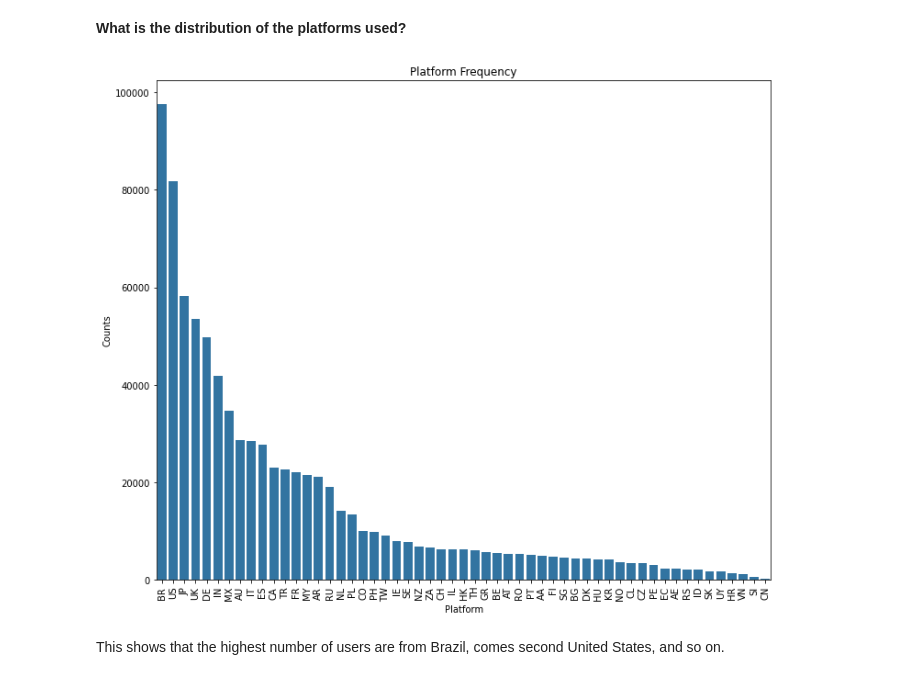
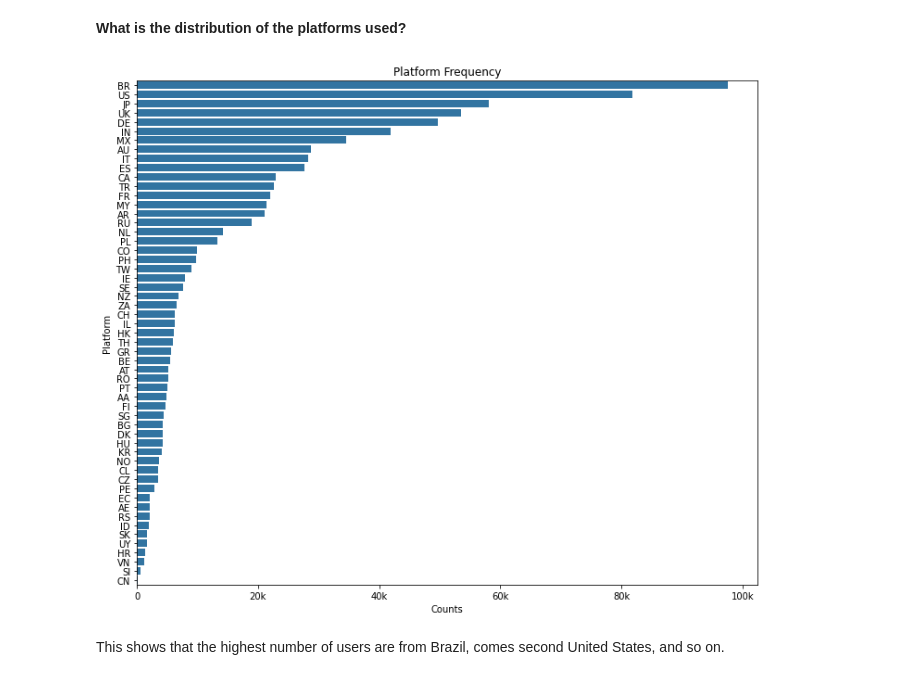
Before and after one commit to ZeyadSabbah/TrivagoRecommenderSystem, a Jupyter notebook: UdacityEDA.ipynb, the cells around one changed output. Drawn from its saved outputs; the diff is of its cells as text; code cells hidden in the pictures.

```diff
--- a/UdacityEDA.ipynb
+++ b/UdacityEDA.ipynb
@@ -304,16 +303,19 @@ plt.show()
 **What is the distribution of the platforms used?**
 # %%
 clickout_df = train[train.action_type=='clickout item'].groupby('session_id', sort=False).tail(1)
+base_color = sns.color_palette()[0]
 platform_order = clickout_df.platform.value_counts().index
 plt.figure(figsize=[12, 10])
-sns.countplot(data=clickout_df, x='platform', color=base_color, order=platform_order)
+sns.countplot(data=clickout_df, y='platform', color=base_color, order=platform_order)
 plt.title('Platform Frequency')
-plt.xlabel('Platform')
-plt.ylabel('Counts')
-plt.xticks(rotation=90)
+plt.xlabel('Counts')
+plt.ylabel('Platform')
+x_locs = np.arange(0, 1e5 + 1, 2e4)
+x_labels = ['0', '20k', '40k', '60k', '80k', '100k']
+plt.xticks(x_locs, x_labels)
 plt.show()
 # %% [output]
-[figure, old version]
+[figure, new version]
 # %% [markdown]
 This shows that the highest number of users are from Brazil, comes second United States, and so on.
 # %% [markdown]
```
Also changed, not shown: parts of 34 cells of this notebook.
